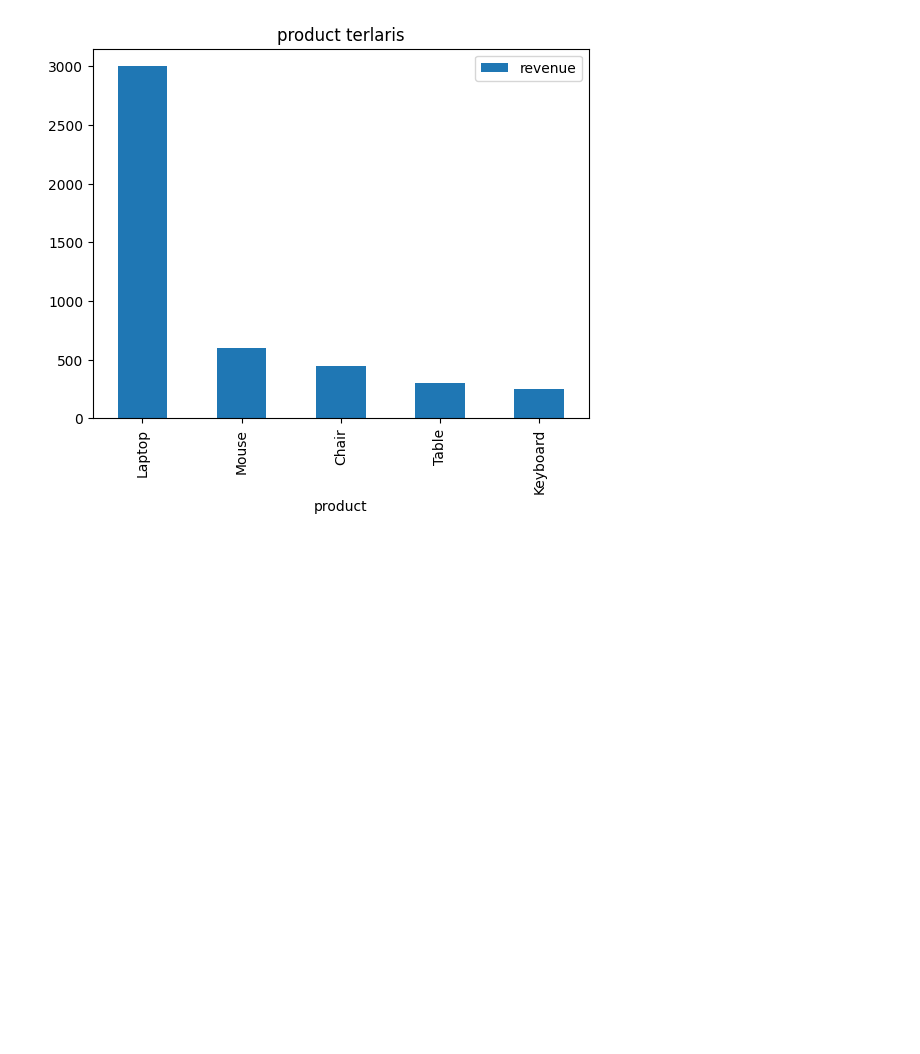
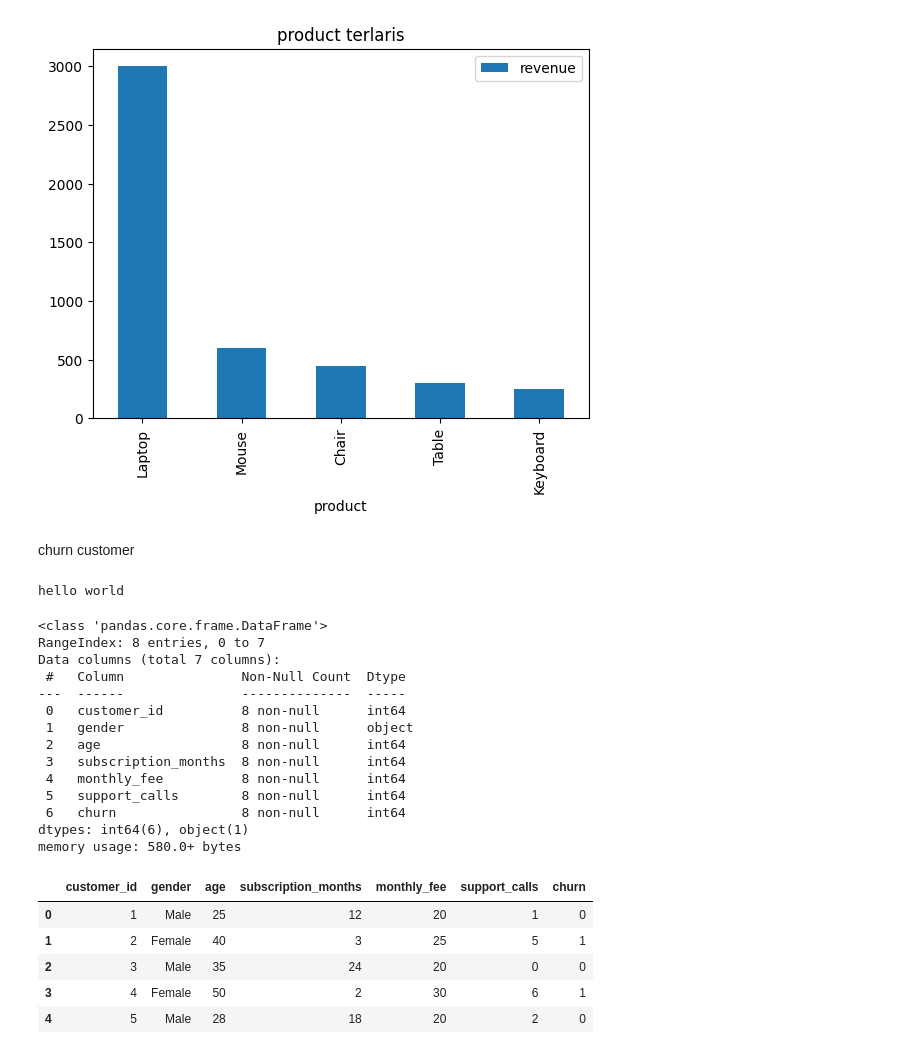
Before and after one commit to Ninezik/analisis, a Jupyter notebook: notebook/coba1.ipynb, the cells around one changed output. Drawn from its saved outputs; the diff is of its cells as text; code cells hidden in the pictures; blank space fills up the shorter version.

```diff
--- a/notebook/coba1.ipynb
+++ b/notebook/coba1.ipynb
@@ -69,3 +69,9 @@ plt.title('product terlaris')
 plt.show()
 # %% [output]
 [figure]
+# %% [markdown]
+churn customer
+# %%
+print('hello world')
+# %% [output]
+hello world
@@ -71,0 +80,24 @@ plt.show()
+# %%
+df2.info()
+df2.head()
+# %% [output]
+<class 'pandas.core.frame.DataFrame'>
+RangeIndex: 8 entries, 0 to 7
+Data columns (total 7 columns):
+ #   Column               Non-Null Count  Dtype
+---  ------               --------------  -----
+ 0   customer_id          8 non-null      int64
+ 1   gender               8 non-null      object
+ 2   age                  8 non-null      int64
+ 3   subscription_months  8 non-null      int64
+ 4   monthly_fee          8 non-null      int64
+ 5   support_calls        8 non-null      int64
+ 6   churn                8 non-null      int64
+dtypes: int64(6), object(1)
+memory usage: 580.0+ bytes
+|  | customer_id | gender | age | subscription_months | monthly_fee | support_calls | churn |
+| 0 | 1 | Male | 25 | 12 | 20 | 1 | 0 |
+| 1 | 2 | Female | 40 | 3 | 25 | 5 | 1 |
+| 2 | 3 | Male | 35 | 24 | 20 | 0 | 0 |
+| 3 | 4 | Female | 50 | 2 | 30 | 6 | 1 |
+| 4 | 5 | Male | 28 | 18 | 20 | 2 | 0 |
```
Also changed, not shown: parts of 5 cells of this notebook, 1 other file.
